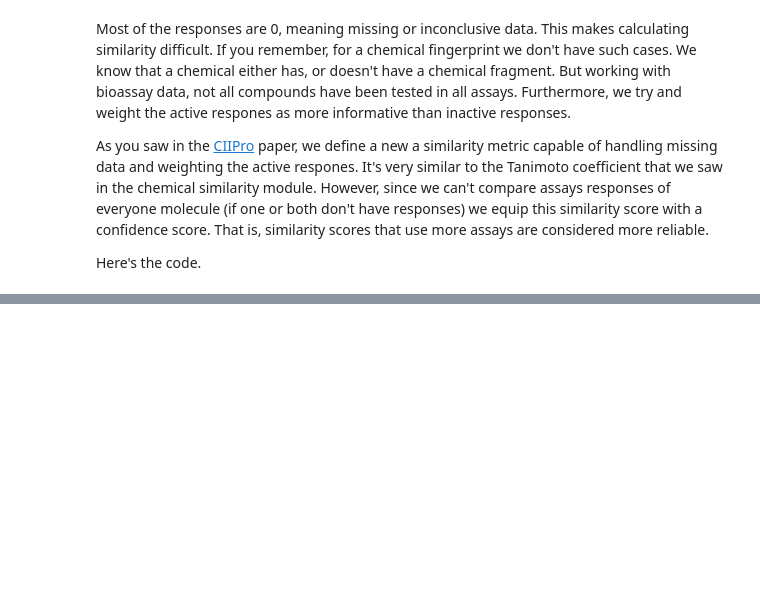
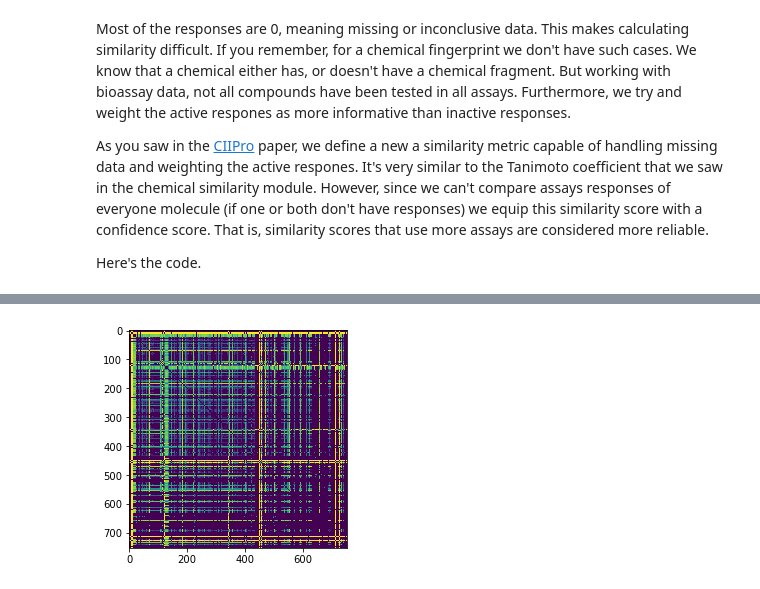
Before and after one commit to russodanielp/intro_cheminformatics, a Jupyter notebook: 2b. Intro to Biological Similarity - Calculating Biosimilarity .ipynb, the cells around one changed output, grey strips where cells are left out. Saved outputs shown, nothing was run; the diff lists cells and outputs as text; code cells hidden in the pictures; blank space fills up the shorter version.

Commit message:
fixed biosim calculation

```diff
--- a/2b. Intro to Biological Similarity - Calculating Biosimilarity .ipynb
+++ b/2b. Intro to Biological Similarity - Calculating Biosimilarity .ipynb
@@ -91,3 +99,11 @@ biosim.head()
 | 3 | 0.0 | 0.0 | 1.0 | 0.0 | 0.0 | 0.0 | 0.0 | 0.0 | 1.0 | 0.0 | ... | ... |
 | 4 | 0.0 | 0.0 | 1.0 | 0.0 | 0.0 | 0.0 | 0.0 | 0.0 | 1.0 | 0.0 | ... | ... |
 5 rows × 753 columns
+# %%
+import matplotlib.pyplot as plt
+
+plt.imshow(biosim)
+
+plt.show()
+# %% [output]
+[figure, added]
```
Also changed, not shown: parts of 4 cells of this notebook.
